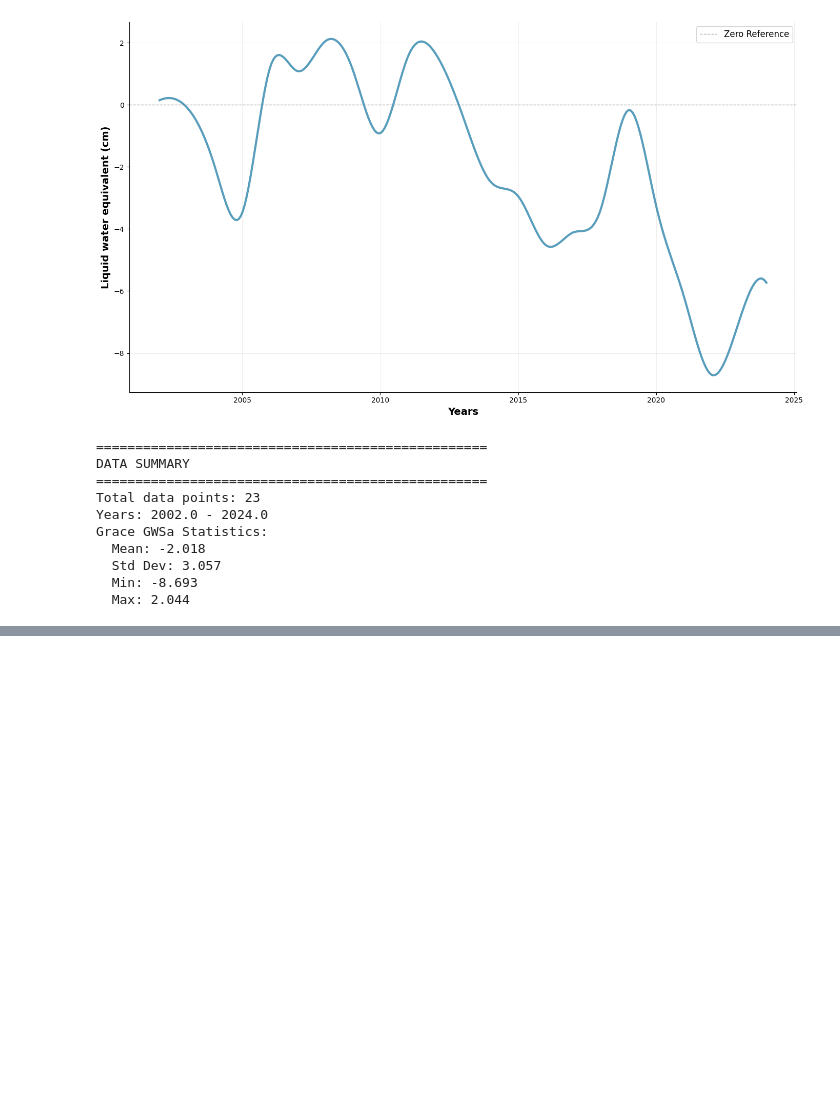
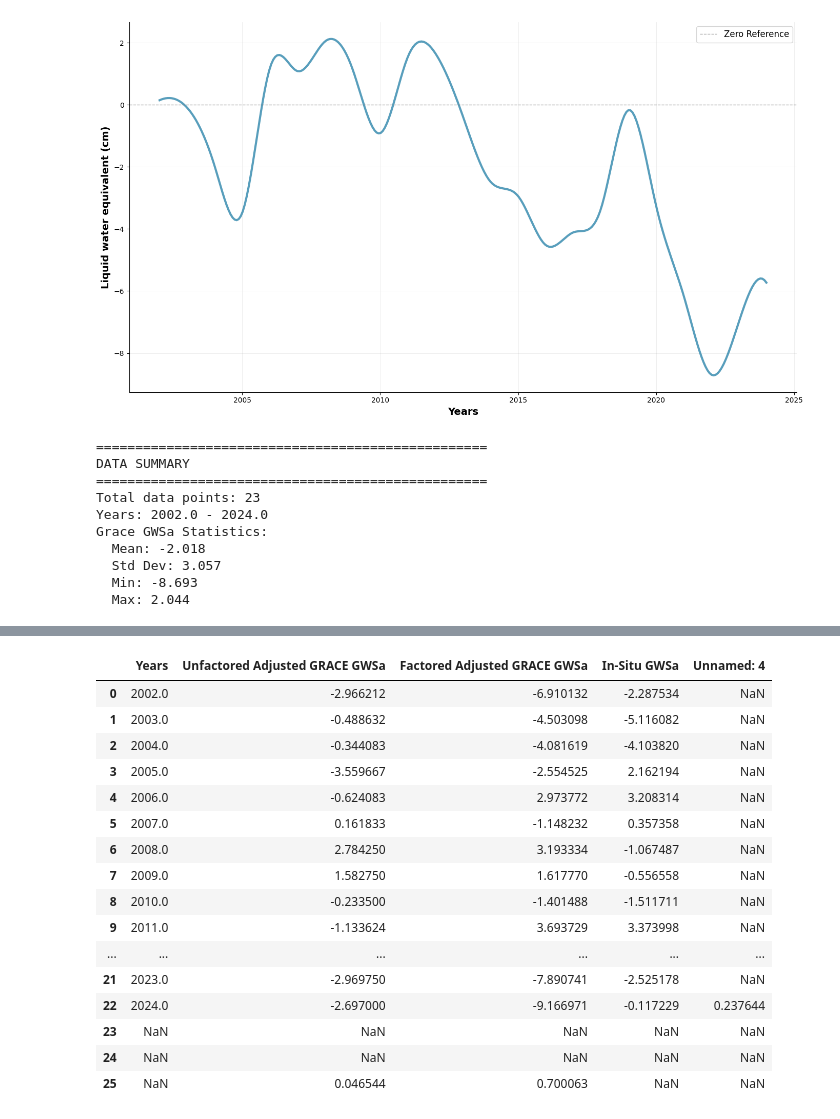
Before and after one commit to anomaitech/GSL-basin, a Jupyter notebook: figures.ipynb, the cells around one changed output, grey strips where cells are left out. Cells and saved outputs as stored; diff of their text form; code cells hidden in the pictures; blank space fills up the shorter version.

```diff
--- a/figures.ipynb
+++ b/figures.ipynb
@@ -206,0 +379,25 @@ Grace GWSa Statistics:
+# %%
+adjusted_vs_GWDM = pd.read_excel(
+    '/content/region-gwsa-raw-and-adjusted data GSLB.xlsx',
+    sheet_name='Adjusted vs GWDM'
+)
+# %%
+adjusted_vs_GWDM
+# %% [output]
+|  | Years | Unfactored Adjusted GRACE GWSa | Factored Adjusted GRACE GWSa | In-Situ GWSa | Unnamed: 4 |
+| 0 | 2002.0 | -2.966212 | -6.910132 | -2.287534 | NaN |
+| 1 | 2003.0 | -0.488632 | -4.503098 | -5.116082 | NaN |
+| 2 | 2004.0 | -0.344083 | -4.081619 | -4.103820 | NaN |
+| 3 | 2005.0 | -3.559667 | -2.554525 | 2.162194 | NaN |
+| 4 | 2006.0 | -0.624083 | 2.973772 | 3.208314 | NaN |
+| 5 | 2007.0 | 0.161833 | -1.148232 | 0.357358 | NaN |
+| 6 | 2008.0 | 2.784250 | 3.193334 | -1.067487 | NaN |
+| 7 | 2009.0 | 1.582750 | 1.617770 | -0.556558 | NaN |
+| 8 | 2010.0 | -0.233500 | -1.401488 | -1.511711 | NaN |
+| 9 | 2011.0 | -1.133624 | 3.693729 | 3.373998 | NaN |
+| ... | ... | ... | ... | ... | ... |
+| 21 | 2023.0 | -2.969750 | -7.890741 | -2.525178 | NaN |
+| 22 | 2024.0 | -2.697000 | -9.166971 | -0.117229 | 0.237644 |
+| 23 | NaN | NaN | NaN | NaN | NaN |
+| 24 | NaN | NaN | NaN | NaN | NaN |
+| 25 | NaN | 0.046544 | 0.700063 | NaN | NaN |
```
Also changed, not shown: parts of 2 cells of this notebook.
